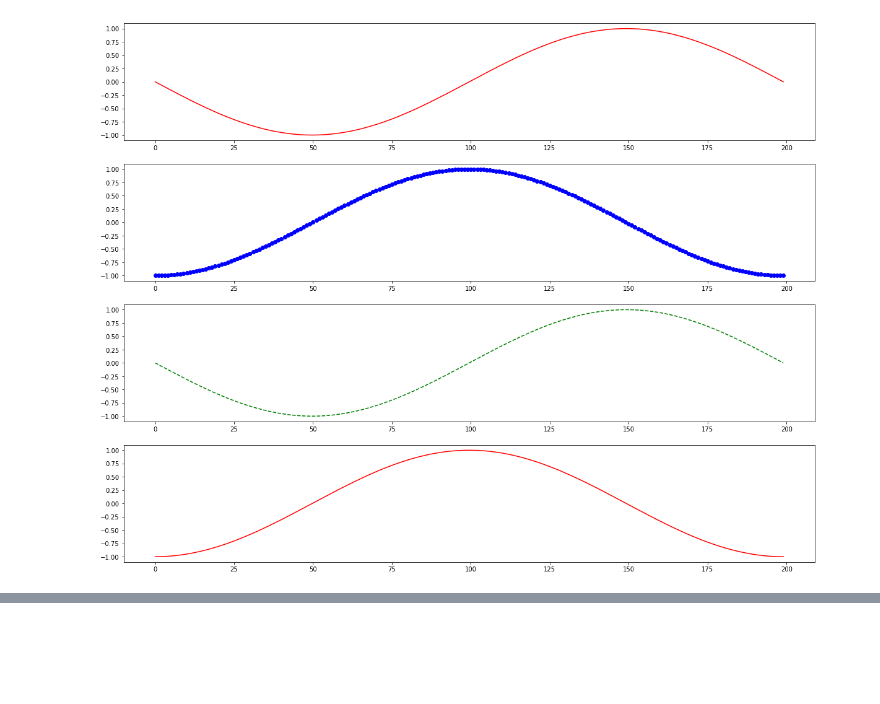
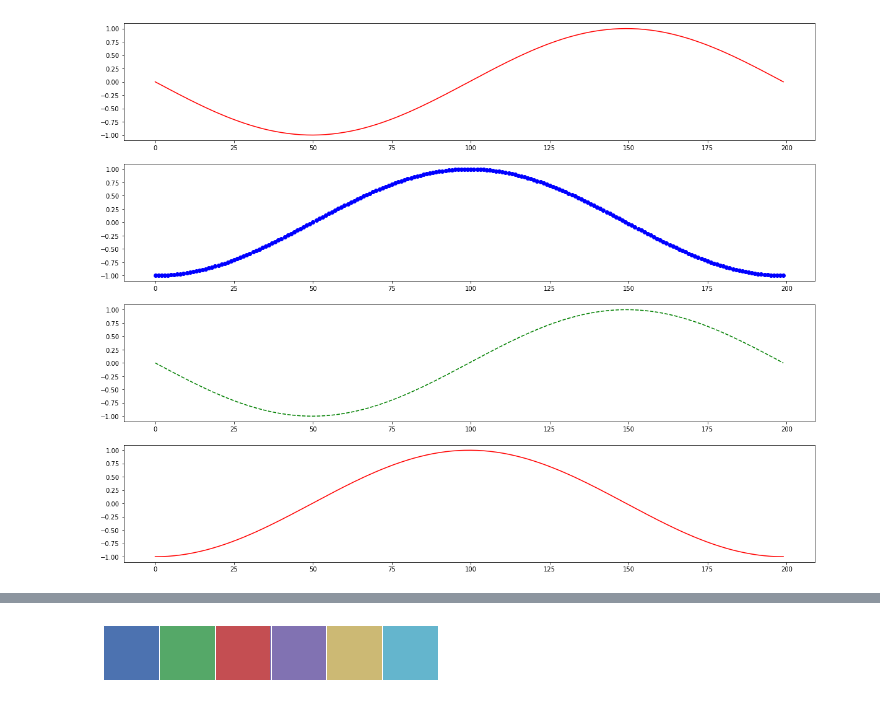
Before and after one commit to thepaulm/pyplot_examples, a Jupyter notebook: Pyplot Examples.ipynb, the cells around one changed output, grey strips where cells are left out. Drawn from its saved outputs; the diff is of its cells as text; code cells hidden in the pictures; blank space fills up the shorter version.

```diff
--- a/Pyplot Examples.ipynb
+++ b/Pyplot Examples.ipynb
@@ -45,0 +47,5 @@ plot_them_all(s, c, s, c)
+# %%
+current_palette = sns.color_palette()
+sns.palplot(current_palette)
+# %% [output]
+[figure, added]
```
Also changed, not shown: parts of 13 cells of this notebook.
